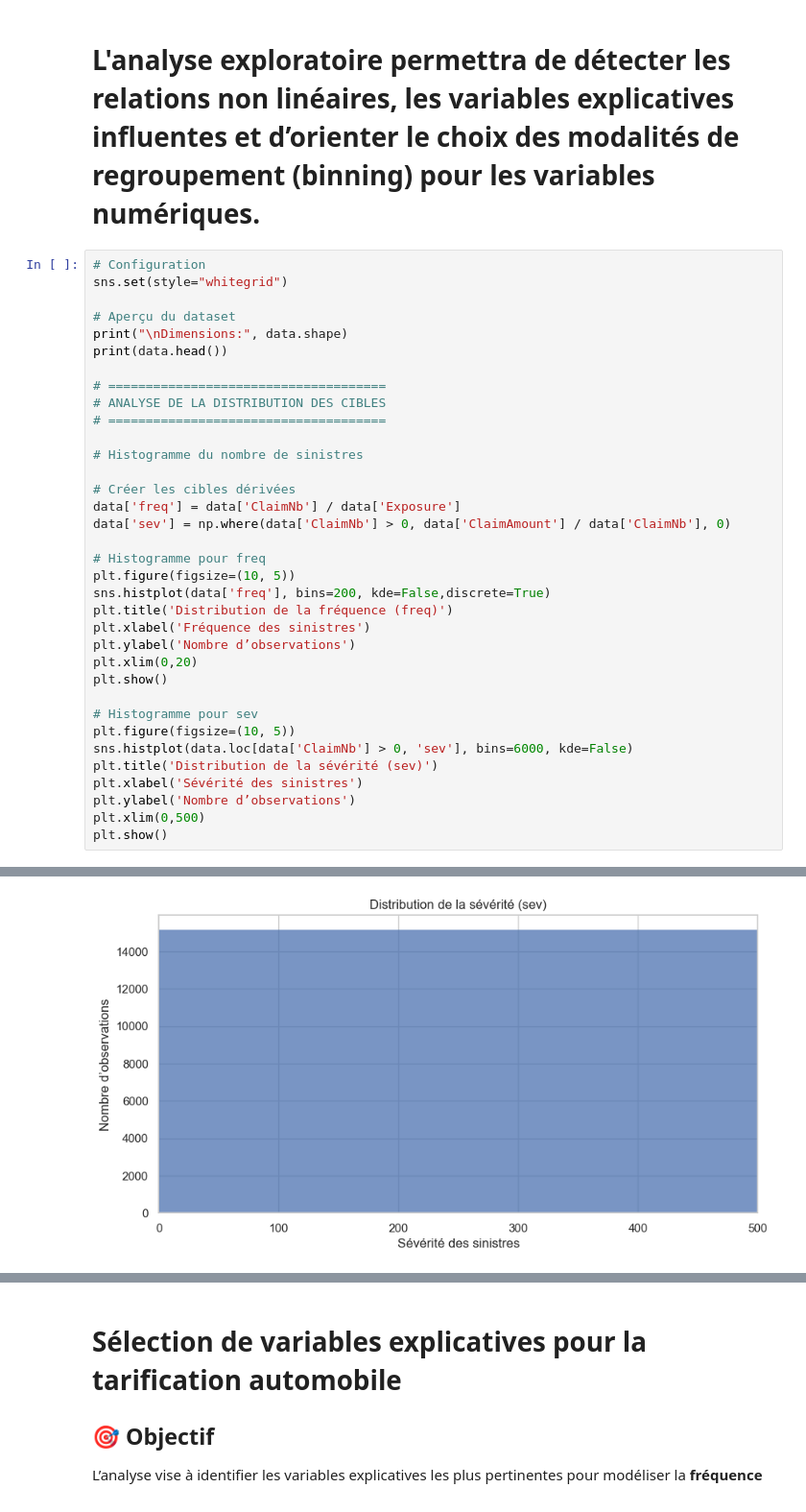
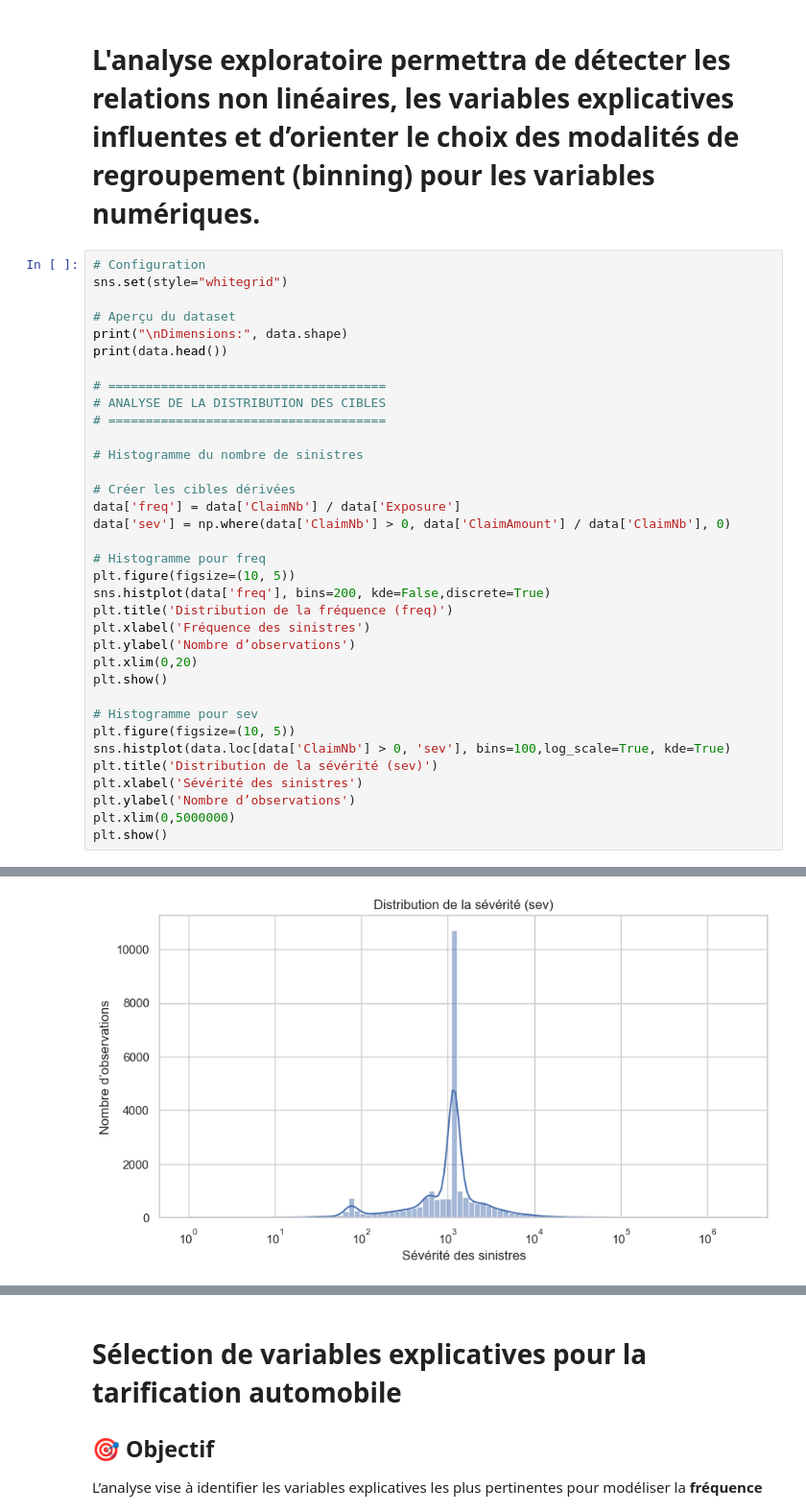
Before and after one commit to Tishat27/Tarification-non-vie, a Jupyter notebook: Notebook/Tarification non-vie.ipynb, the cells around one changed output, grey strips where cells are left out. Shown at 96% size. Cells and saved outputs as stored; diff of their text form.

```diff
--- a/Notebook/Tarification non-vie.ipynb
+++ b/Notebook/Tarification non-vie.ipynb
@@ -269,10 +275,10 @@ plt.show()
 
 # Histogramme pour sev
 plt.figure(figsize=(10, 5))
-sns.histplot(data.loc[data['ClaimNb'] > 0, 'sev'], bins=6000, kde=False)
+sns.histplot(data.loc[data['ClaimNb'] > 0, 'sev'], bins=100,log_scale=True, kde=True)
 plt.title('Distribution de la sévérité (sev)')
 plt.xlabel('Sévérité des sinistres')
 plt.ylabel('Nombre d’observations')
-plt.xlim(0,500)
+plt.xlim(0,5000000)
 plt.show()
 # %% [output]
@@ -294,4 +300,4 @@ Dimensions: (678013, 14)
-[figure, old version]
+[figure, new version]
 # %% [markdown]
 ## Analyse exploratoire des distributions de la fréquence et de la sévérité des sinistres
 
```
Also changed, not shown: parts of 9 cells of this notebook.
